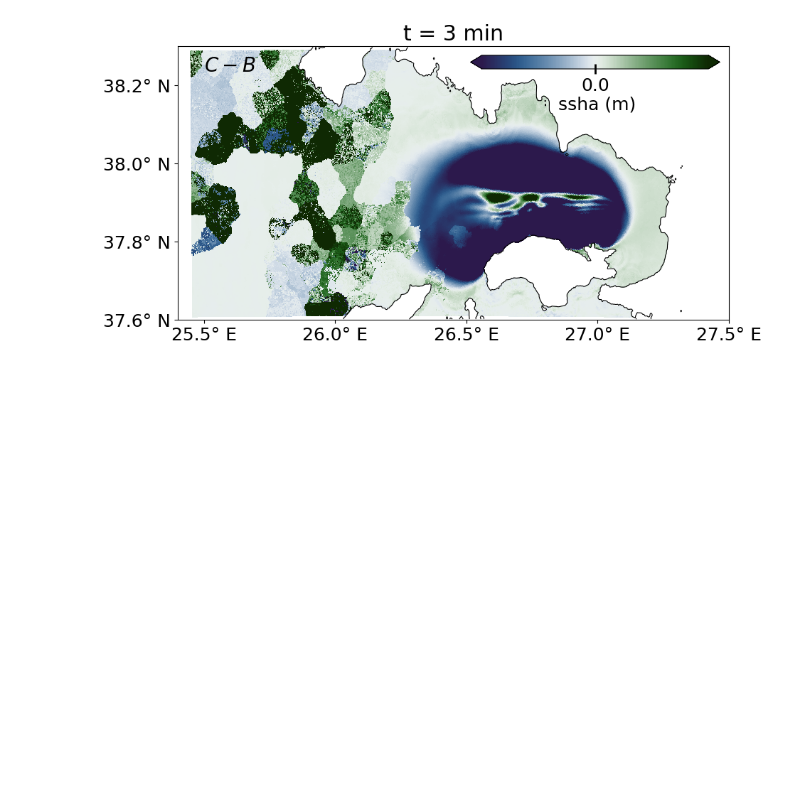
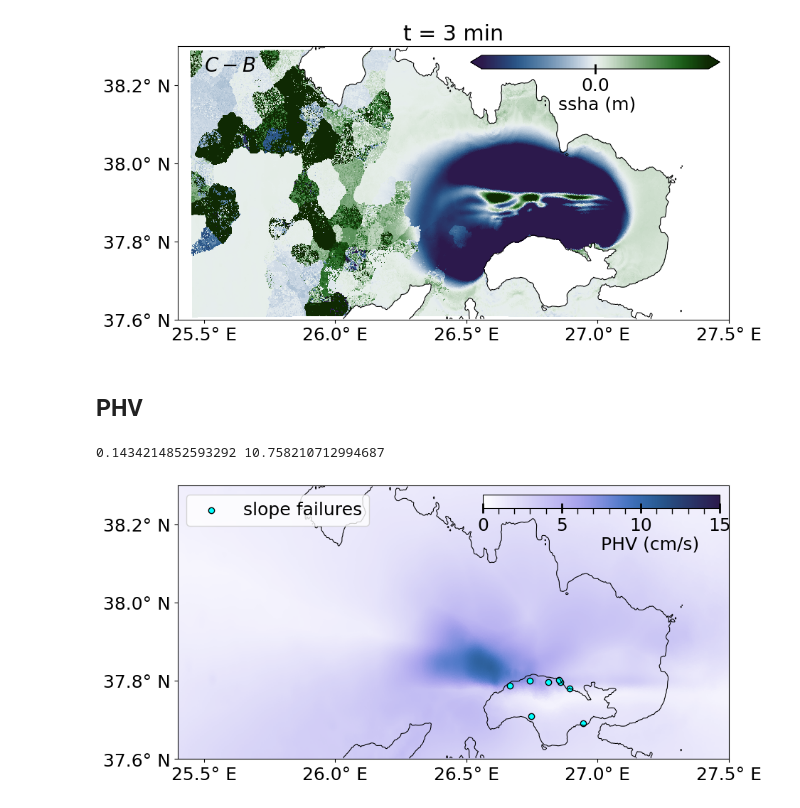
Before and after one commit to fabian-kutschera/Scripts4Processing, a Jupyter notebook: plot_SeisSol_Samos.ipynb, the cells around one changed output. Saved outputs shown, nothing was run; the diff lists cells and outputs as text; code cells hidden in the pictures; blank space fills up the shorter version.

Commit message:
updates to Samos plotting

```diff
--- a/plot_SeisSol_ssha.ipynb
+++ b/plot_SeisSol_Samos.ipynb
@@ -347,3 +347,13 @@ Number of time steps in total: 3
 (10912536,)
 -2.3230157 1.9962765
 [figure]
+# %% [markdown]
+## PHV
+# %%
+# https://www.latlong.net/degrees-minutes-seconds-to-decimal-degrees
+# https://doi.org/10.1007/s10518-022-01520-x
+names = ["Avlakia", "Potami", "Tsampou", "Kokkari", "Koumeika", "Kontakeika", "Remataki", "Stavrinides"]
+latitude = [37.79666667, 37.78822222, 37.80222222, 37.78052778, 37.70936111, 37.80044444, 37.69069722, 37.79681111]
+longitude = [26.85769444, 26.66680556, 26.85477778, 26.89305556, 26.74802778, 26.74152778, 26.94538333, 26.81362222]
+
+df = pd.DataFrame(list(zip(names, latitude, longitude)), columns=["Name", "Lat", "Lon"])
@@ -349,0 +417,15 @@ Number of time steps in total: 3
+# %%
+# Ryo_v3_noWL, Fra_v4_noWL, Fra_dyn_C, Fra_dyn_D
+model = "Ryo_v3_noWL"
+xdmfFilename = "/Users/fkutschera/Documents/Data/Samos/Samos_extracted_surface/{}-GME.xdmf".format(model)
+fig = plt.figure()
+fig.set_size_inches(10, 5)
+ax1 = plt.gca()
+time = 0 # only one time step available for GME
+plot_PHV(xdmfFilename,time)
+ax1.scatter(df.Lon, df.Lat, marker="o", color="cyan", edgecolors="black", label="slope failures")
+ax1.legend(loc="upper left")
+fig.savefig("Samos/PHV_{}.png".format(model), dpi=300)
+# %% [output]
+0.1434214852593292 10.758210712994687
+[figure, added]
```
Also changed, not shown: parts of 13 cells of this notebook, 8 other files.
